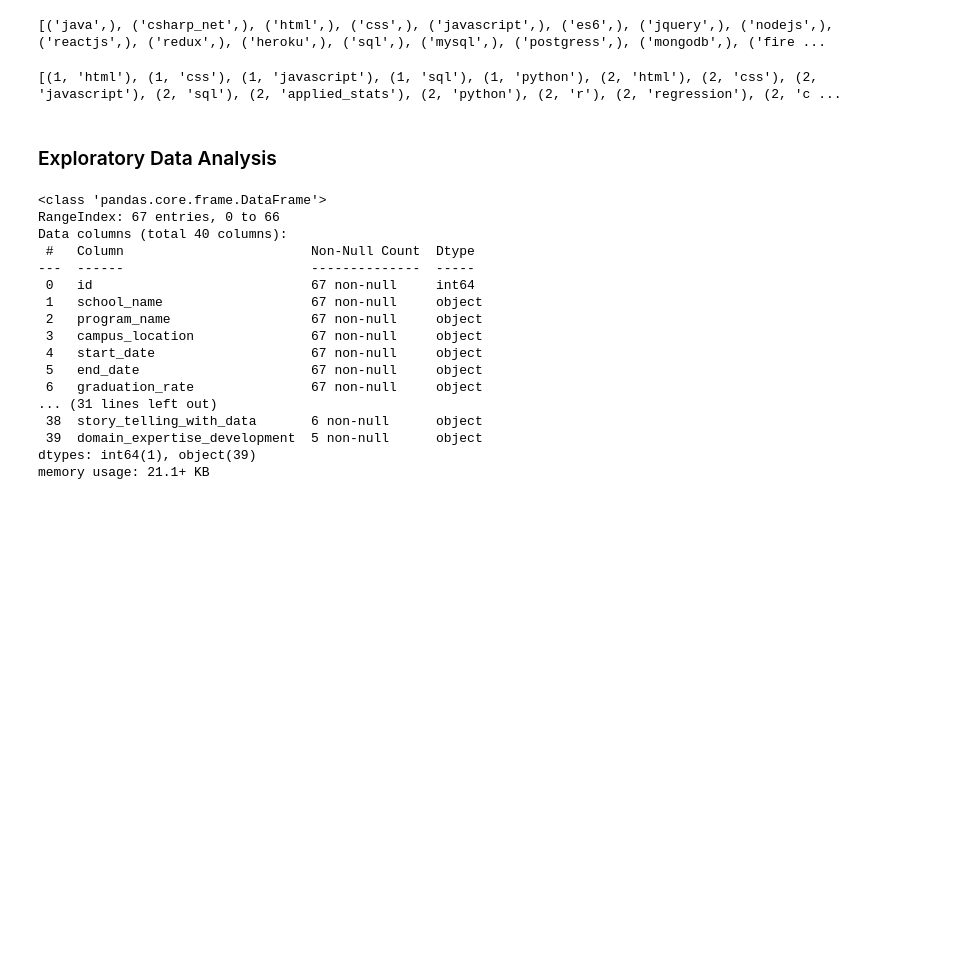
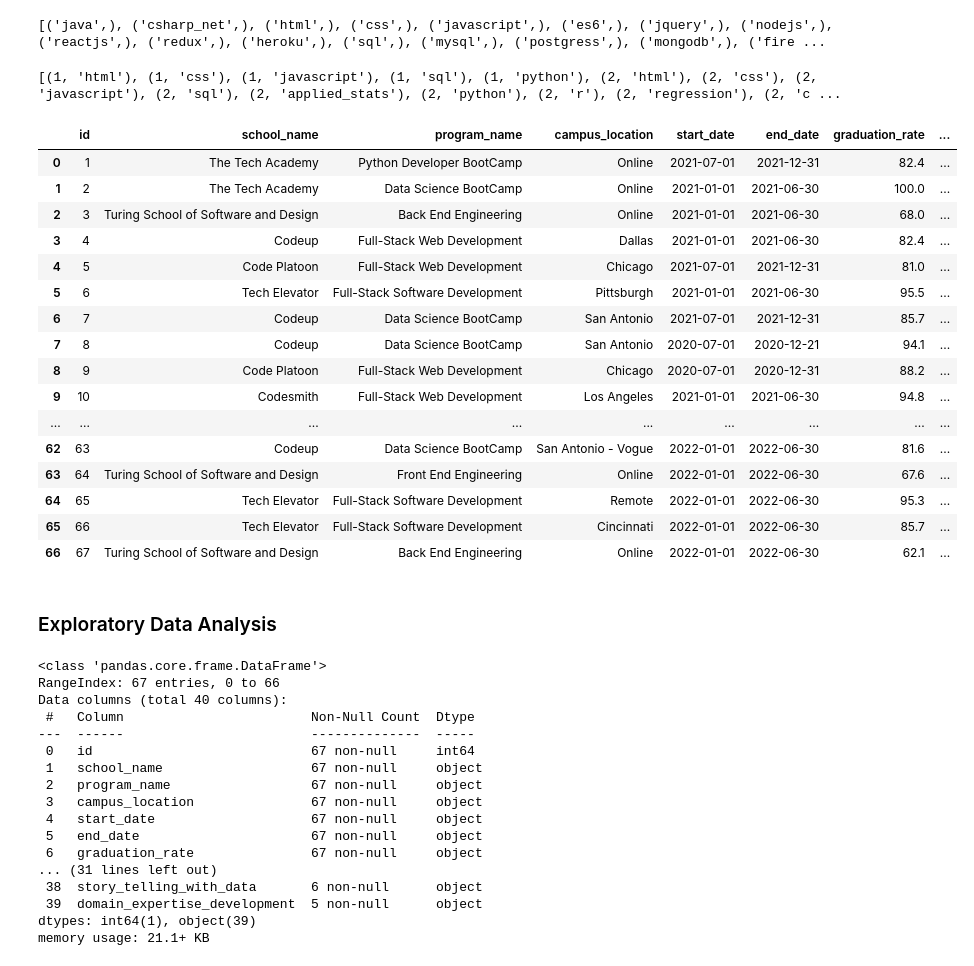
Before and after one commit to selena0391/bootcamps_edu, a Jupyter notebook: code/eda.ipynb, the cells around one changed output. Drawn from its saved outputs; the diff is of its cells as text; code cells hidden in the pictures; blank space fills up the shorter version.

```diff
--- a/code/eda.ipynb
+++ b/code/eda.ipynb
@@ -54,9 +78,29 @@ cursor.close()
 # %%
 # sort id values in descending order
 df = df.sort_values(['id'])
 
 # reset index number to be in order
 df = df.reset_index(drop=True)
+
+df
+# %% [output]
+|  | id | school_name | program_name | campus_location | start_date | end_date | graduation_rate | ... |
+| 0 | 1 | The Tech Academy | Python Developer BootCamp | Online | 2021-07-01 | 2021-12-31 | 82.4 | ... |
+| 1 | 2 | The Tech Academy | Data Science BootCamp | Online | 2021-01-01 | 2021-06-30 | 100.0 | ... |
+| 2 | 3 | Turing School of Software and Design | Back End Engineering | Online | 2021-01-01 | 2021-06-30 | 68.0 | ... |
+| 3 | 4 | Codeup | Full-Stack Web Development | Dallas | 2021-01-01 | 2021-06-30 | 82.4 | ... |
+| 4 | 5 | Code Platoon | Full-Stack Web Development | Chicago | 2021-07-01 | 2021-12-31 | 81.0 | ... |
+| 5 | 6 | Tech Elevator | Full-Stack Software Development | Pittsburgh | 2021-01-01 | 2021-06-30 | 95.5 | ... |
+| 6 | 7 | Codeup | Data Science BootCamp | San Antonio | 2021-07-01 | 2021-12-31 | 85.7 | ... |
+| 7 | 8 | Codeup | Data Science BootCamp | San Antonio | 2020-07-01 | 2020-12-21 | 94.1 | ... |
+| 8 | 9 | Code Platoon | Full-Stack Web Development | Chicago | 2020-07-01 | 2020-12-31 | 88.2 | ... |
+| 9 | 10 | Codesmith | Full-Stack Web Development | Los Angeles | 2021-01-01 | 2021-06-30 | 94.8 | ... |
+| ... | ... | ... | ... | ... | ... | ... | ... | ... |
+| 62 | 63 | Codeup | Data Science BootCamp | San Antonio - Vogue | 2022-01-01 | 2022-06-30 | 81.6 | ... |
+| 63 | 64 | Turing School of Software and Design | Front End Engineering | Online | 2022-01-01 | 2022-06-30 | 67.6 | ... |
+| 64 | 65 | Tech Elevator | Full-Stack Software Development | Remote | 2022-01-01 | 2022-06-30 | 95.3 | ... |
+| 65 | 66 | Tech Elevator | Full-Stack Software Development | Cincinnati | 2022-01-01 | 2022-06-30 | 85.7 | ... |
+| 66 | 67 | Turing School of Software and Design | Back End Engineering | Online | 2022-01-01 | 2022-06-30 | 62.1 | ... |
 # %%
 # insert 1 for each skill present at the program for appropriate program id
 for r in result:
```
Also changed, not shown: parts of 15 cells of this notebook.
